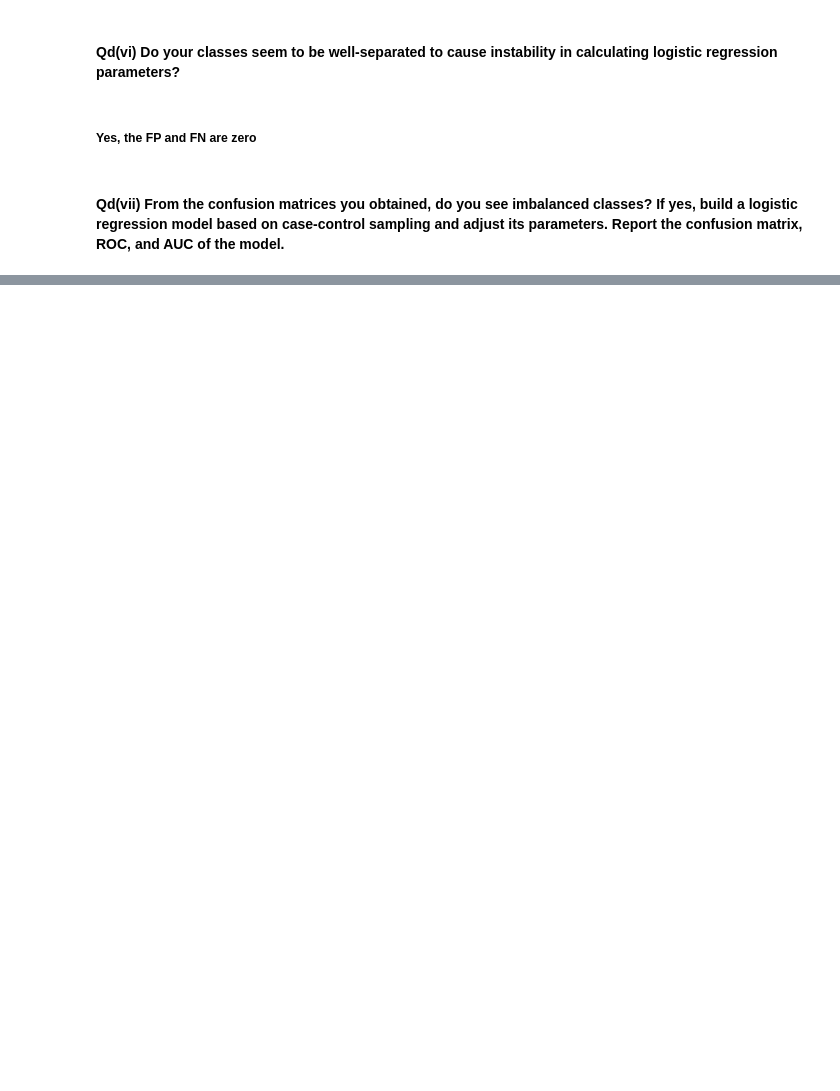
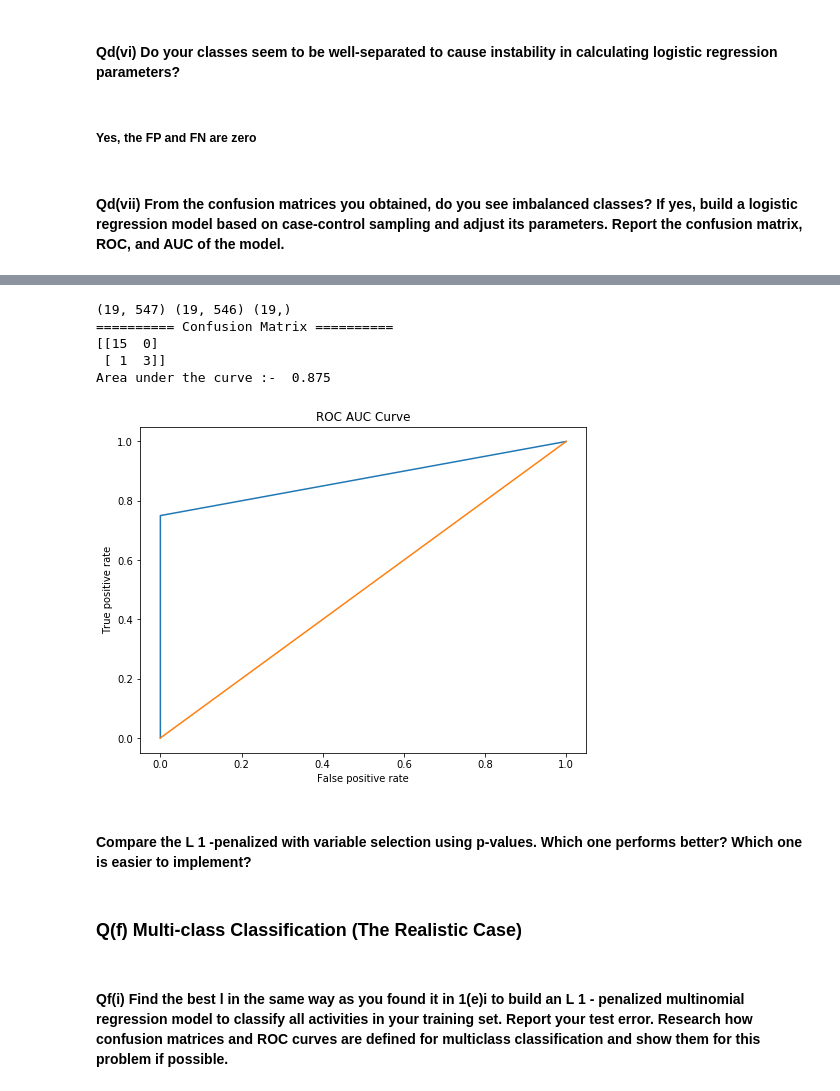
Before and after one commit to keerti-1997/INF552machine-learning-hw, a Jupyter notebook: Homework3/HW3 - Time Series Classification.ipynb, the cells around one changed output, grey strips where cells are left out. Cells and saved outputs as stored; diff of their text form; code cells hidden in the pictures; blank space fills up the shorter version.

Commit message:
HW3 Multinomial problems added

```diff
--- a/Homework3/HW3 - Time Series Classification.ipynb
+++ b/Homework3/HW3 - Time Series Classification.ipynb
@@ -298,21 +310,15 @@ def split_df(df, nrows, chunk_size):
     chunks = np.split(df, indices)
     return chunks
 # %%
-# TRAINING
+# BUILD 20 DATAFRAMES FROM TRAINING DATASET
 nrows = 480
-models_norm = []
+models_notnormalized = []
 
 t = time.time()
 for l in split_range:
     new_features = pd.DataFrame()
     for feat in training_dataset:
         feat = feat.loc[:,feat.columns != '# Columns: time']
-
-        #Normalise original instance
-#         x = feat.values
-#         min_max_scaler = preprocessing.MinMaxScaler()
-#         feat = pd.DataFrame(min_max_scaler.fit_transform(x))
-#         feat.columns = orig_cols
 
         # break the dataset
         new_pd = pd.DataFrame()
@@ -324,7 +330,7 @@ for l in split_range:
         # time-domain features
         tf_feat = new_pd.describe()[1:].transpose()
         new_features = new_features.append(pd.Series(tf_feat.values.flatten()),ignore_index = True)
-    models_norm.append(new_features)
+    models_notnormalized.append(new_features)
     print(l," ",new_features.shape)
 print("Time_taken :- ",(time.time()-t)/60," minutes")
 # %% [output]
@@ -545,0 +737,54 @@ Imbalance percentage :-  78.95 %, 21.05 %
+# %%
+# TESTING DATASET ON BEST L
+nrows = 480
+
+t = time.time()
+test_model = []
+test_dataframe = pd.DataFrame()
+for feat in testing_dataset:
+    feat = feat.loc[:,feat.columns != '# Columns: time']
+
+    # break the dataset
+    new_pd = pd.DataFrame()
+    chunk_size = int(nrows/best_l_l1)
+    chunks = split_df(feat, nrows, chunk_size)
+    for c in chunks:
+        new_pd = pd.concat([new_pd,c.reset_index(drop = True)],axis = 1)
+
+    # time-domain features
+    tf_feat = new_pd.describe()[1:].transpose()
+    test_dataframe = test_dataframe.append(pd.Series(tf_feat.values.flatten()),ignore_index = True)
+
+test_dataframe['is_bending'] = 0
+test_dataframe.iloc[0:4]['is_bending'] = 1
+test_dataframe.iloc[4:]['is_bending'] = 0
+features = test_dataframe.iloc[:,0:(test_dataframe.shape[1] - 1)]
+target = test_dataframe.iloc[:,(test_dataframe.shape[1] - 1)]
+print(test_dataframe.shape, features.shape, target.shape)
+test_values = best_l1_model.predict(features)
+
+confusion_matrix_5 = metrics.confusion_matrix(target,test_values)
+print("========== Confusion Matrix ==========")
+print(confusion_matrix_5)
+fpr_5, tpr_5, _ = metrics.roc_curve(target,test_values)
+auc_5 = metrics.roc_auc_score(target,test_values)
+plt.figure(figsize=(8,6))
+plt.plot(fpr_5, tpr_5, label='ROC curve (area = %0.2f)' % auc_5)
+plt.plot([0,1],[0,1])
+plt.xlabel("False positive rate")
+plt.ylabel("True positive rate")
+plt.title("ROC AUC Curve")
+print("Area under the curve :- ",auc_5)
+# %% [output]
+(19, 547) (19, 546) (19,)
+========== Confusion Matrix ==========
+[[15  0]
+ [ 1  3]]
+Area under the curve :-  0.875
+[figure, added]
+# %% [markdown]
+#### Compare the L 1 -penalized with variable selection using p-values. Which one performs better? Which one is easier to implement?
+# %% [markdown]
+### Q(f) Multi-class Classification (The Realistic Case)
+# %% [markdown]
+#### Qf(i) Find the best l in the same way as you found it in 1(e)i to build an L 1 - penalized multinomial regression model to classify all activities in your training set. Report your test error. Research how confusion matrices and ROC curves are defined for multiclass classification and show them for this problem if possible.
```
Also changed, not shown: parts of 32 cells of this notebook.
